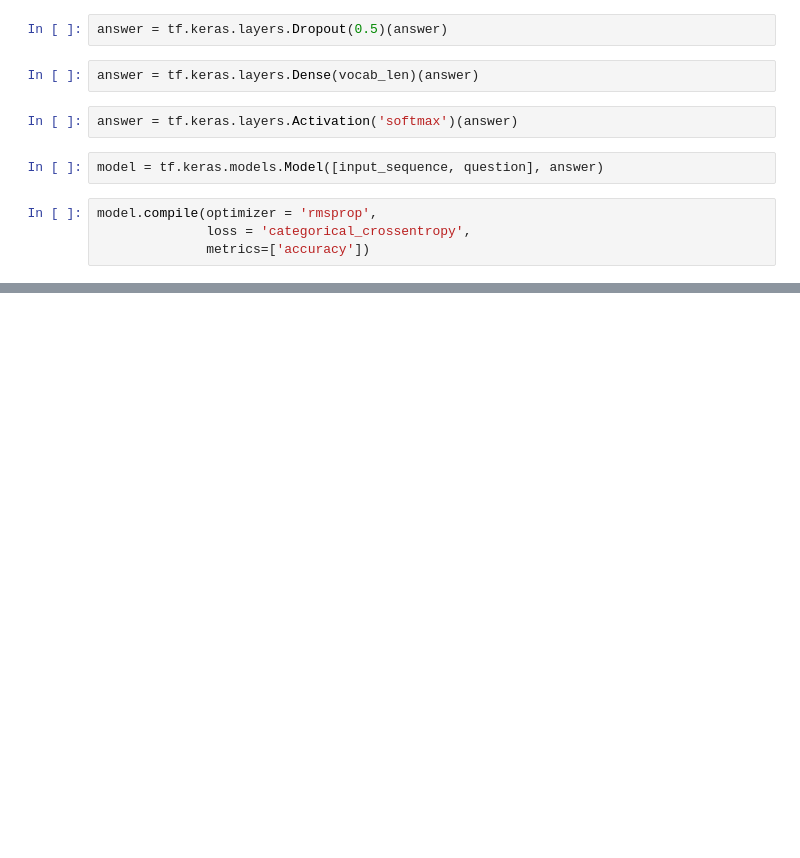
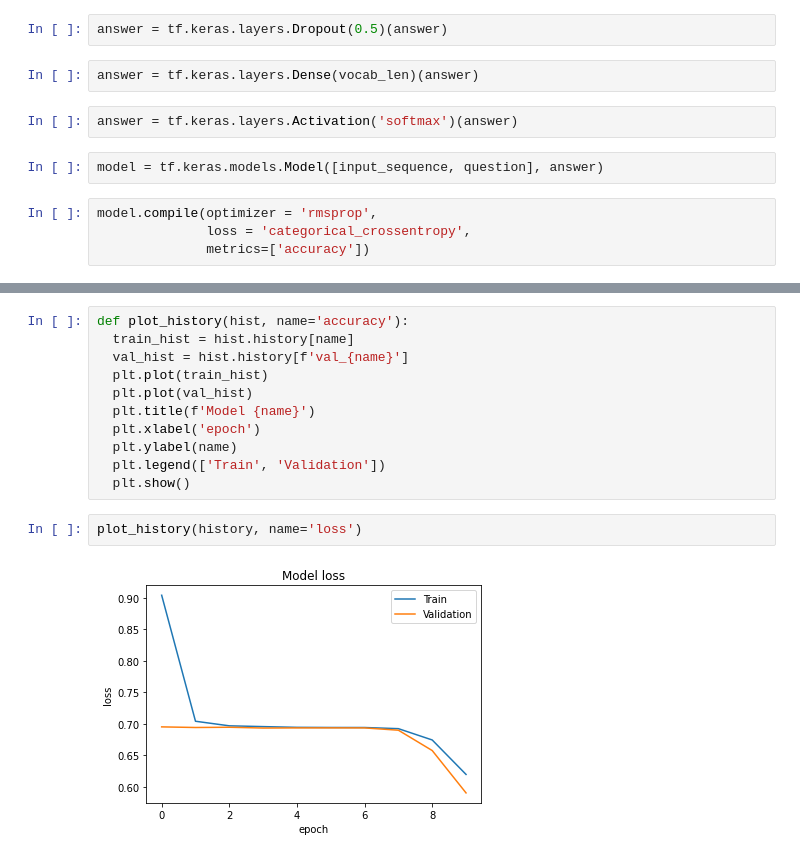
Before and after one commit to mralamdari/NLP-ChatBots, a Jupyter notebook: NLP_ChatBots.ipynb, the cells around one changed output, grey strips where cells are left out. Drawn from its saved outputs; the diff is of its cells as text; blank space fills up the shorter version.

```diff
--- a/NLP_ChatBots.ipynb
+++ b/NLP_ChatBots.ipynb
@@ -335,0 +337,15 @@ Epoch 10/10
+# %%
+def plot_history(hist, name='accuracy'):
+  train_hist = hist.history[name]
+  val_hist = hist.history[f'val_{name}']
+  plt.plot(train_hist)
+  plt.plot(val_hist)
+  plt.title(f'Model {name}')
+  plt.xlabel('epoch')
+  plt.ylabel(name)
+  plt.legend(['Train', 'Validation'])
+  plt.show()
+# %%
+plot_history(history, name='loss')
+# %% [output]
+[figure, added]
```
Also changed, not shown: parts of 15 cells of this notebook.
